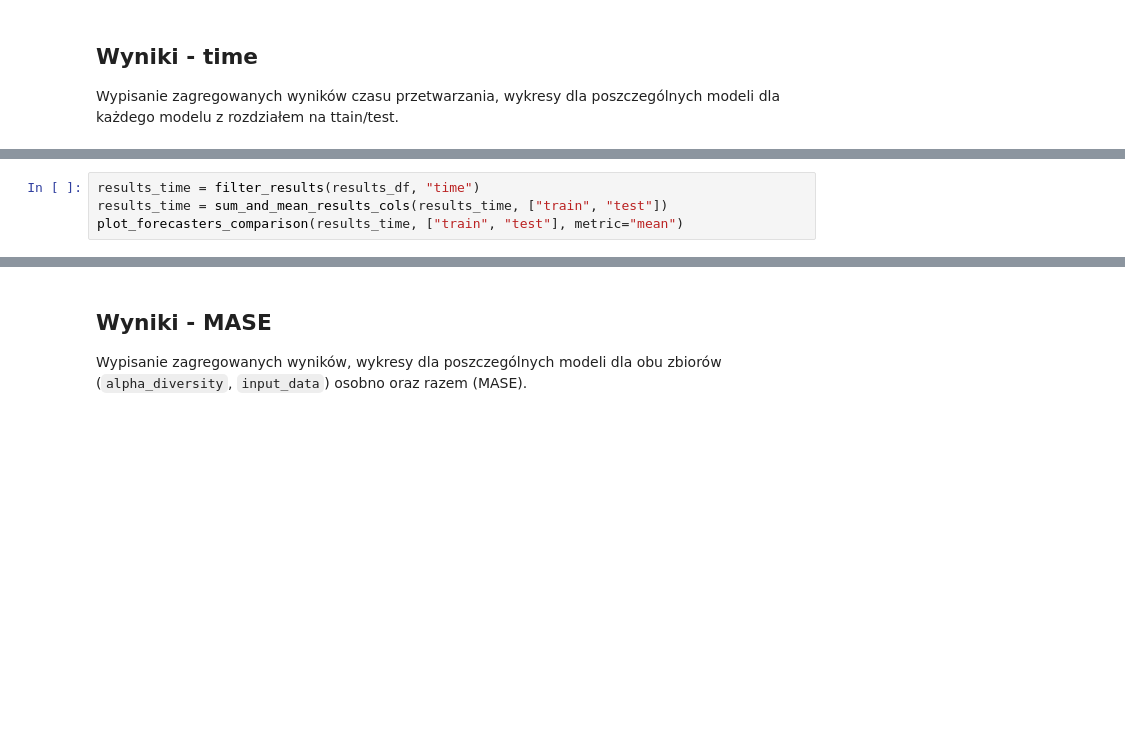
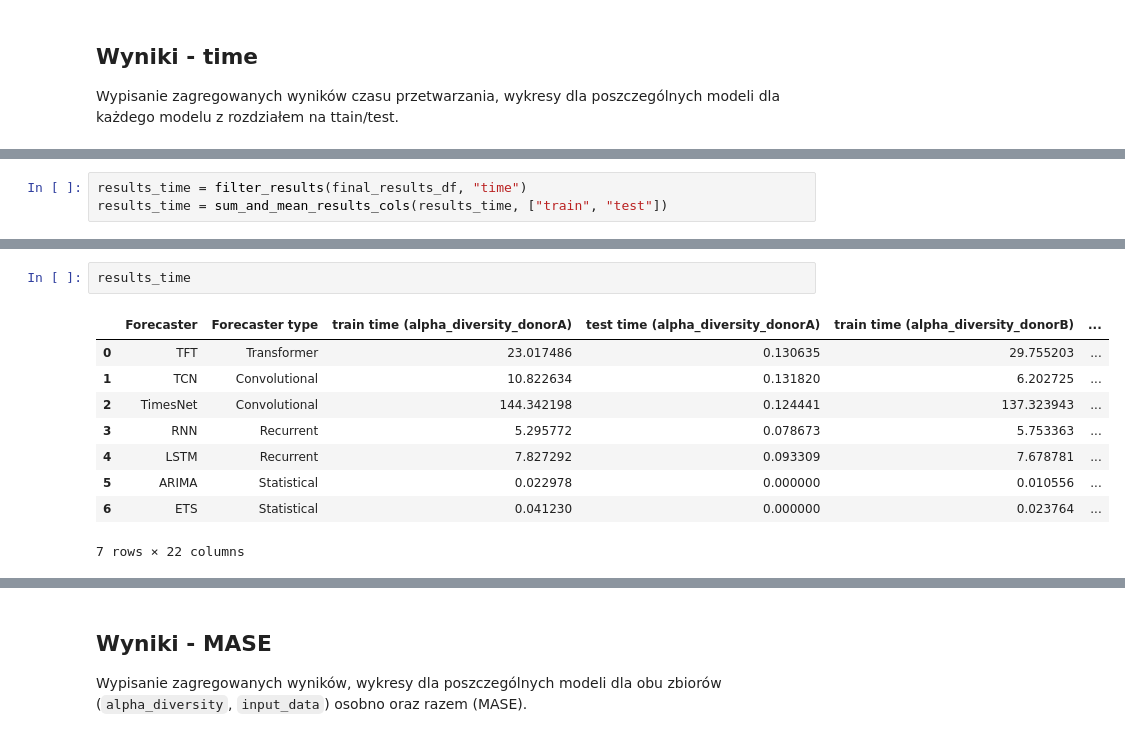
Before and after one commit to ewa-siedlarczyk/UM-TimeSeries, a Jupyter notebook: p4_time_series_analysis.ipynb, the cells around one changed output, grey strips where cells are left out. Cells and saved outputs as stored; diff of their text form; blank space fills up the shorter version.

Commit message:
Fix time results

```diff
--- a/p4_time_series_analysis.ipynb
+++ b/p4_time_series_analysis.ipynb
@@ -671,6 +671,5 @@ def plot_forecasters_comparison(df_results, names, metric="mean"):
         plt.tight_layout()
         plt.show()
 # %%
-results_time = filter_results(results_df, "time")
+results_time = filter_results(final_results_df, "time")
 results_time = sum_and_mean_results_cols(results_time, ["train", "test"])
-plot_forecasters_comparison(results_time, ["train", "test"], metric="mean")
@@ -679,0 +676,12 @@ plot_forecasters_comparison(results_time, ["train", "test"], metric="mean")
+# %%
+results_time
+# %% [output]
+|  | Forecaster | Forecaster type | train time (alpha_diversity_donorA) | test time (alpha_diversity_donorA) | train time (alpha_diversity_donorB) | ... |
+| 0 | TFT | Transformer | 23.017486 | 0.130635 | 29.755203 | ... |
+| 1 | TCN | Convolutional | 10.822634 | 0.131820 | 6.202725 | ... |
+| 2 | TimesNet | Convolutional | 144.342198 | 0.124441 | 137.323943 | ... |
+| 3 | RNN | Recurrent | 5.295772 | 0.078673 | 5.753363 | ... |
+| 4 | LSTM | Recurrent | 7.827292 | 0.093309 | 7.678781 | ... |
+| 5 | ARIMA | Statistical | 0.022978 | 0.000000 | 0.010556 | ... |
+| 6 | ETS | Statistical | 0.041230 | 0.000000 | 0.023764 | ... |
+7 rows × 22 columns
```
Also changed, not shown: parts of 5 cells of this notebook.
